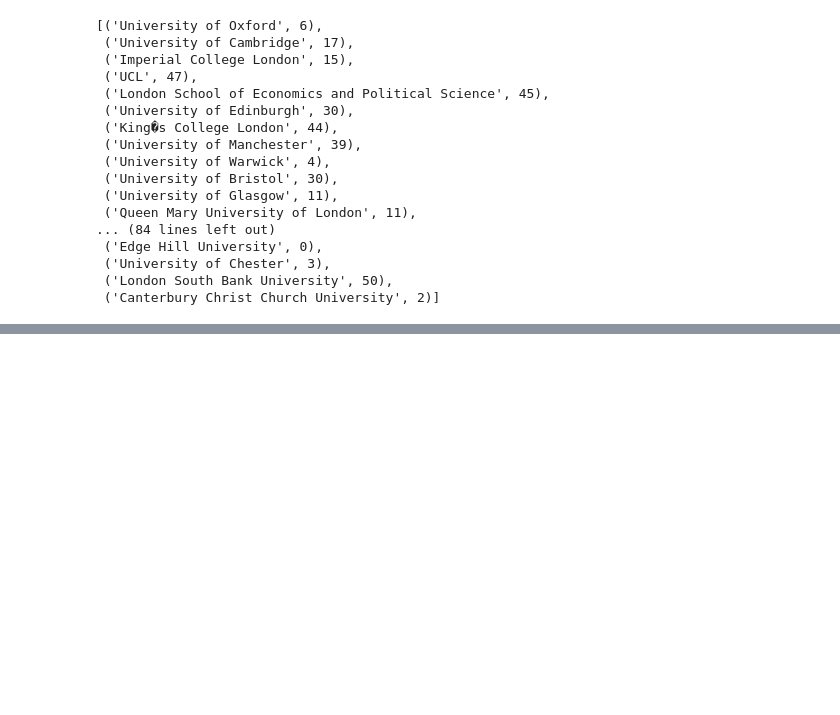
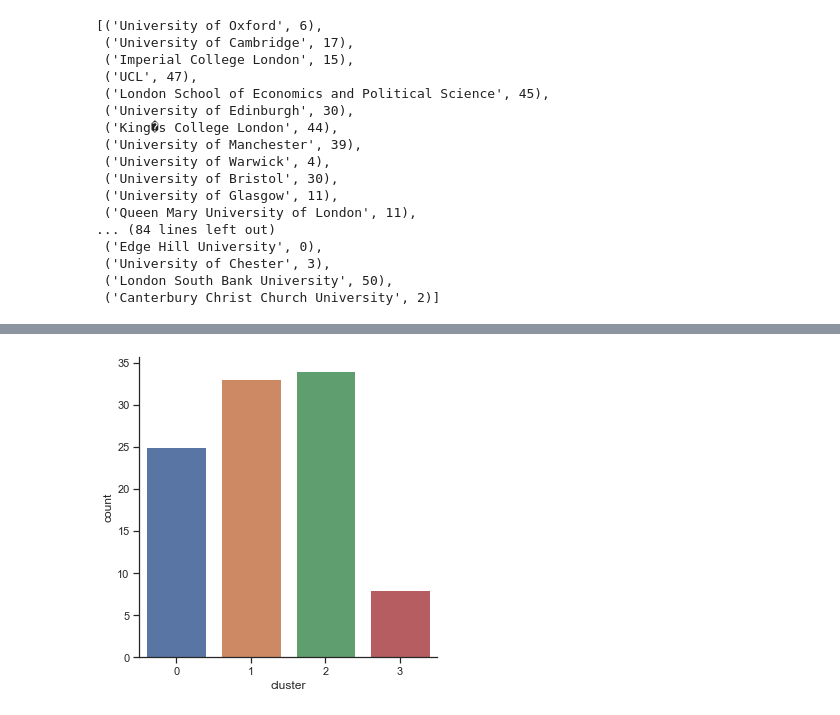
Before and after one commit to san-harbias/Coursera_Capstone, a Jupyter notebook: BattleOfTheNeighbourhoods.ipynb, the cells around one changed output, grey strips where cells are left out. Drawn from its saved outputs; the diff is of its cells as text; code cells hidden in the pictures; blank space fills up the shorter version.

```diff
--- a/BattleOfTheNeighbourhoods.ipynb
+++ b/BattleOfTheNeighbourhoods.ipynb
@@ -267,0 +448,4 @@ tech_df.to_csv('tech_df.csv')
+# %%
+# First thing lets create a new df with columns we want to use in the clustering algorithm
+df_cluster = df_merged.drop(columns=['ranking','University','location','Tech_Cnt'])
+df_cluster
@@ -267,0 +466,11 @@ tech_df.to_csv('tech_df.csv')
+# %%
+from sklearn.cluster import KMeans
+
+# Create our clusters
+k = 4
+
+# Fit the data and get our clusters
+kmeans = KMeans(n_clusters=k, random_state=0).fit(df_cluster)
+
+# Look at the generated labels
+kmeans.labels_[0:20]
@@ -267,0 +479,7 @@ tech_df.to_csv('tech_df.csv')
+# %%
+# Let now add cluster labels to the original data so we can see the full context
+df_merged_with_cluster = df_merged.copy()
+
+df_merged_with_cluster.insert(0, 'cluster', kmeans.labels_)
+
+df_merged_with_cluster
@@ -267,0 +502,4 @@ tech_df.to_csv('tech_df.csv')
+# %%
+df_count = df_merged_with_cluster[['cluster','ranking']].groupby(['cluster']).count().reset_index()
+df_count.columns = ['cluster','count']
+df_count
@@ -267,0 +512,5 @@ tech_df.to_csv('tech_df.csv')
+# %%
+sns.set(style='ticks')
+g = sns.catplot(x='cluster', y='count', kind='bar', data=df_count)
+# %% [output]
+[figure, added]
```
Also changed, not shown: parts of 56 cells of this notebook, 2 other files.
